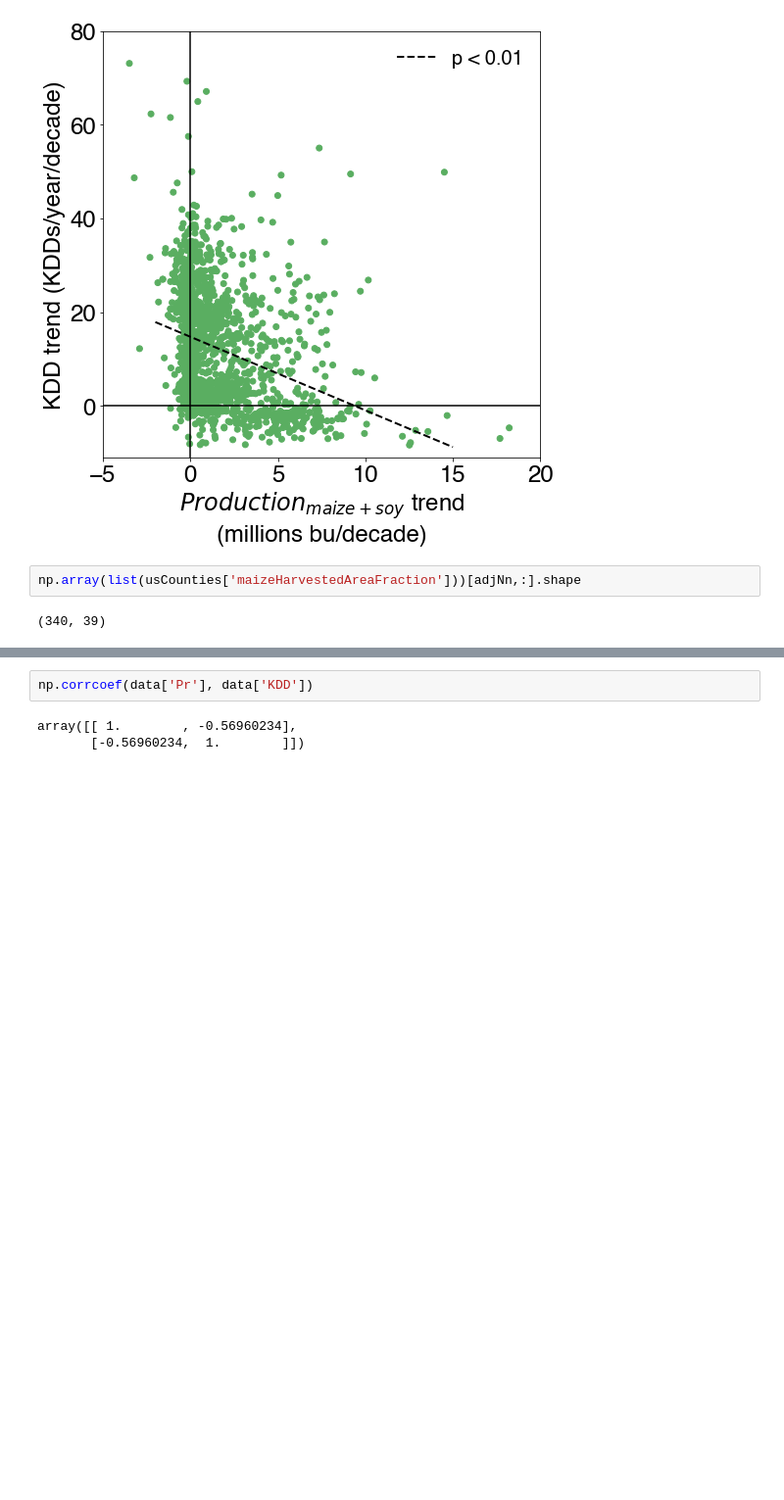
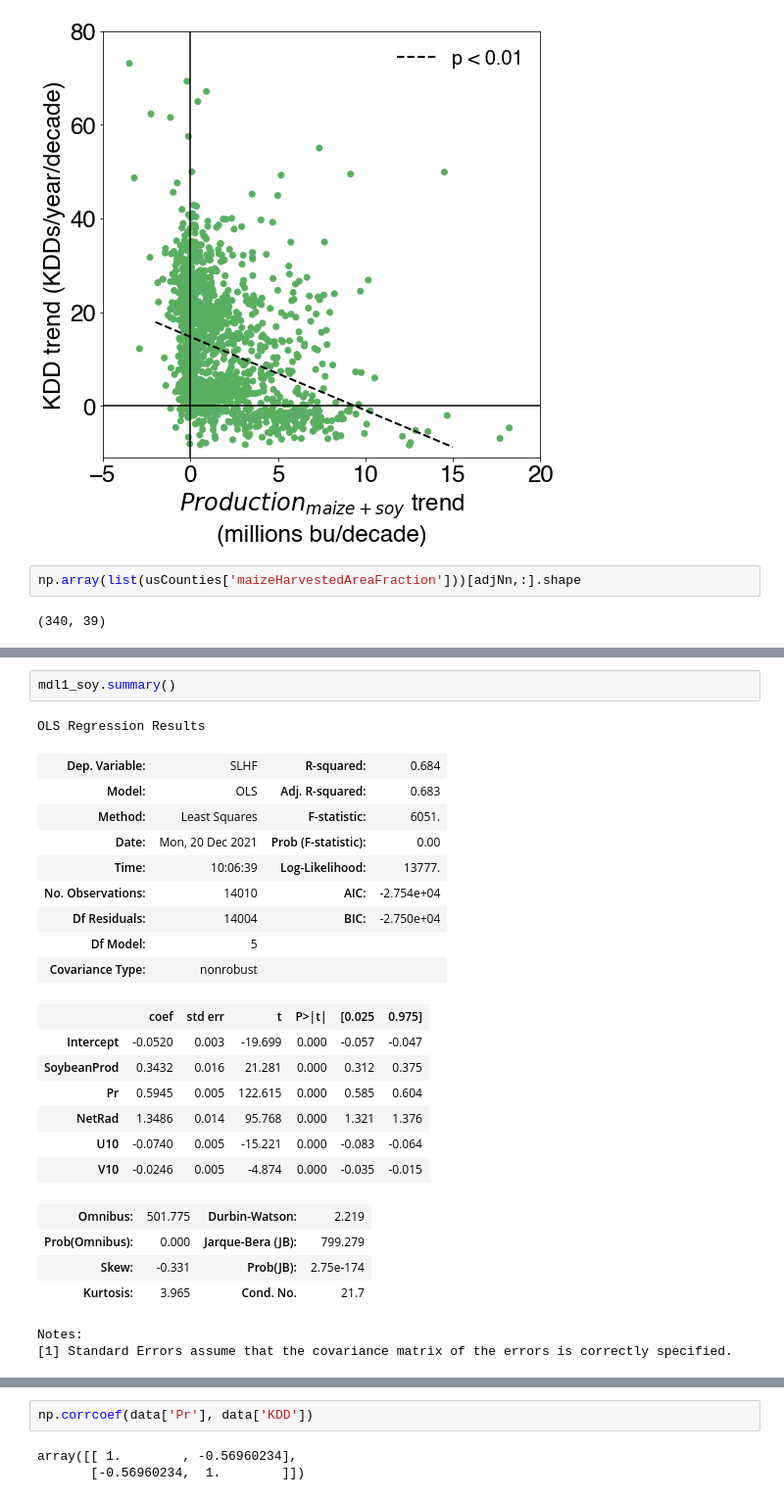
Before and after one commit to ecoffel/2020-ag-climate, a Jupyter notebook: ag_crop_climate_feedback_analysis_1.ipynb, the cells around one changed output, grey strips where cells are left out. Shown: that part at 98% size. Saved outputs shown, nothing was run; the diff lists cells and outputs as text; blank space fills up the shorter version.

```diff
--- a/ag_crop_climate_feedback_analysis_1.ipynb
+++ b/ag_crop_climate_feedback_analysis_1.ipynb
@@ -2094,0 +2175,26 @@ Warnings:
+# %%
+mdl1_soy.summary()
+# %% [output]
+OLS Regression Results
+| Dep. Variable: | SLHF | R-squared: | 0.684 |
+| Model: | OLS | Adj. R-squared: | 0.683 |
+| Method: | Least Squares | F-statistic: | 6051. |
+| Date: | Mon, 20 Dec 2021 | Prob (F-statistic): | 0.00 |
+| Time: | 10:06:39 | Log-Likelihood: | 13777. |
+| No. Observations: | 14010 | AIC: | -2.754e+04 |
+| Df Residuals: | 14004 | BIC: | -2.750e+04 |
+| Df Model: | 5 |  |  |
+| Covariance Type: | nonrobust |  |  |
+|  | coef | std err | t | P>|t| | [0.025 | 0.975] |
+| Intercept | -0.0520 | 0.003 | -19.699 | 0.000 | -0.057 | -0.047 |
+| SoybeanProd | 0.3432 | 0.016 | 21.281 | 0.000 | 0.312 | 0.375 |
+| Pr | 0.5945 | 0.005 | 122.615 | 0.000 | 0.585 | 0.604 |
+| NetRad | 1.3486 | 0.014 | 95.768 | 0.000 | 1.321 | 1.376 |
+| U10 | -0.0740 | 0.005 | -15.221 | 0.000 | -0.083 | -0.064 |
+| V10 | -0.0246 | 0.005 | -4.874 | 0.000 | -0.035 | -0.015 |
+| Omnibus: | 501.775 | Durbin-Watson: | 2.219 |
+| Prob(Omnibus): | 0.000 | Jarque-Bera (JB): | 799.279 |
+| Skew: | -0.331 | Prob(JB): | 2.75e-174 |
+| Kurtosis: | 3.965 | Cond. No. | 21.7 |
+Notes:
+[1] Standard Errors assume that the covariance matrix of the errors is correctly specified.
```
Also changed, not shown: parts of 13 cells of this notebook, 2 other files.
